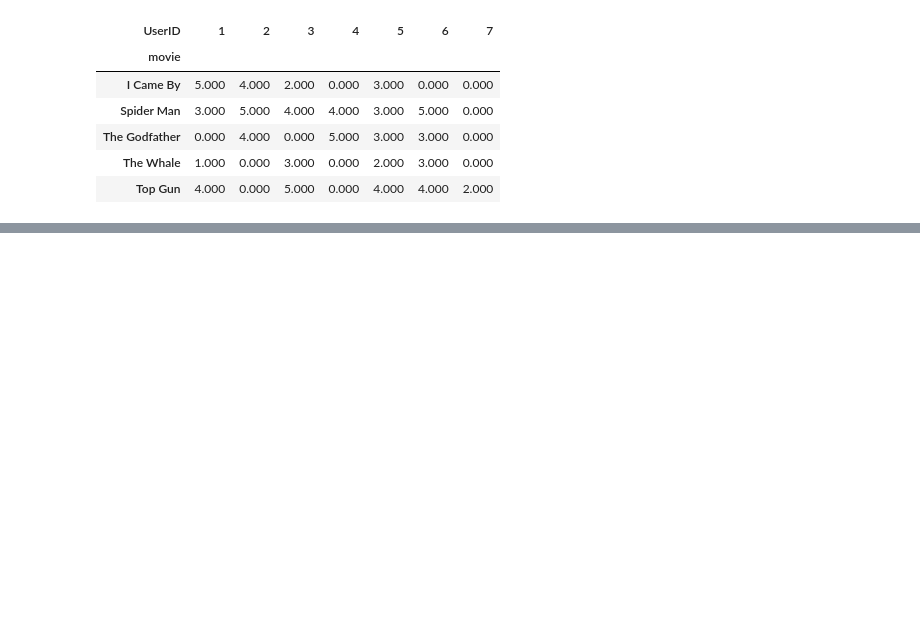
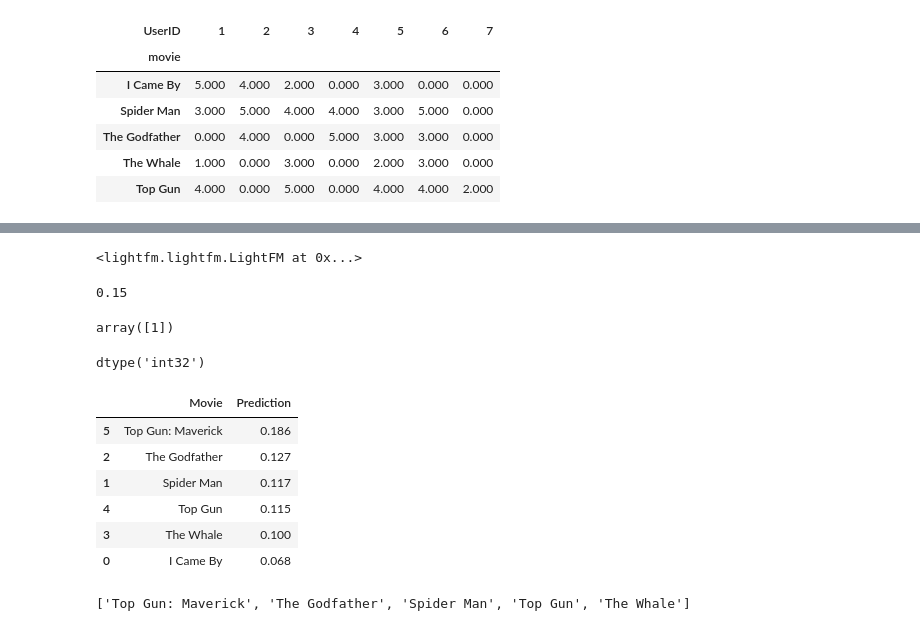
Before and after one commit to harisx91/Recommender_System_DAV_6300, a Jupyter notebook: Module_2/Collaborative_Filtering.ipynb, the cells around one changed output, grey strips where cells are left out. Saved outputs shown, nothing was run; the diff lists cells and outputs as text; code cells hidden in the pictures; blank space fills up the shorter version.

```diff
--- a/Module_2/Collaborative_Filtering.ipynb
+++ b/Module_2/Collaborative_Filtering.ipynb
@@ -227,0 +327,47 @@ Recommendations for The Godfather:
+# %%
+model = LightFM()
+model.fit(train)
+# %% [output]
+<lightfm.lightfm.LightFM at 0x...>
+# %%
+from lightfm.evaluation import precision_at_k
+
+precision_at_k(model, test, k=10).mean()
+# %% [output]
+0.15
+# %%
+user = 1
+user_id = int(user_encoder.transform([user])[0])
+# %%
+user_encoder.inverse_transform([user_id])
+# %% [output]
+array([1])
+# %%
+all_movie_ids = np.array(list(range(len(item_encoder.classes_))),dtype=np.int32)
+all_movie_ids.dtype
+# %% [output]
+dtype('int32')
+# %%
+preds = model.predict(user_id, all_movie_ids)
+# %%
+all_movies = pd.DataFrame(
+    zip(item_encoder.classes_, preds),
+    columns=['Movie', 'Prediction']
+).sort_values(
+    'Prediction', ascending=False
+)
+
+all_movies.head(10)
+# %% [output]
+|  | Movie | Prediction |
+| 5 | Top Gun: Maverick | 0.186 |
+| 2 | The Godfather | 0.127 |
+| 1 | Spider Man | 0.117 |
+| 4 | Top Gun | 0.115 |
+| 3 | The Whale | 0.100 |
+| 0 | I Came By | 0.068 |
+# %%
+tried = popular_movies[popular_movies['UserID'] == user]['rating'].values
+list(all_movies[~all_movies['Movie'].isin(tried)]['Movie'].values[:5])
+# %% [output]
+['Top Gun: Maverick', 'The Godfather', 'Spider Man', 'Top Gun', 'The Whale']
```
Also changed, not shown: parts of 26 cells of this notebook, 15 other files.
